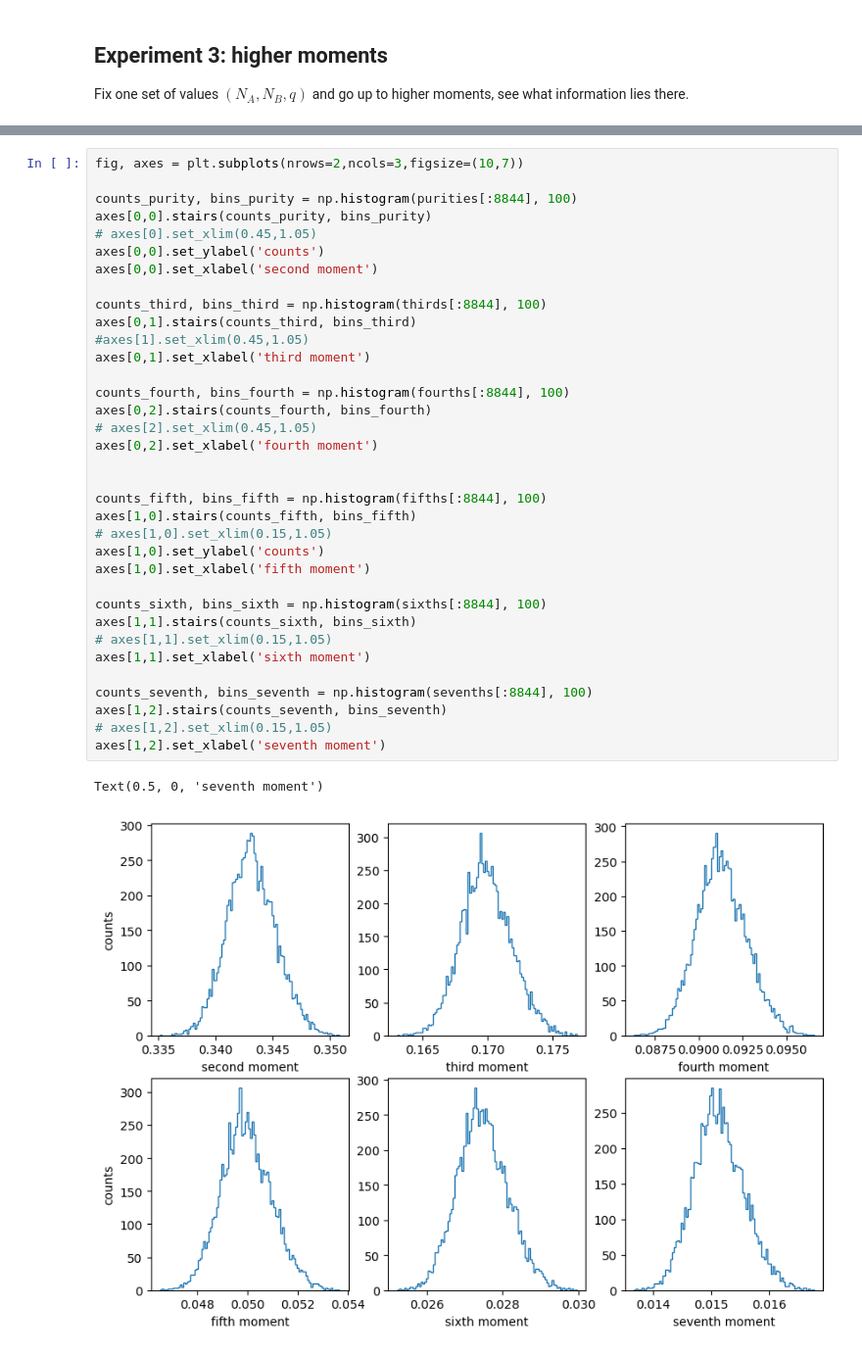
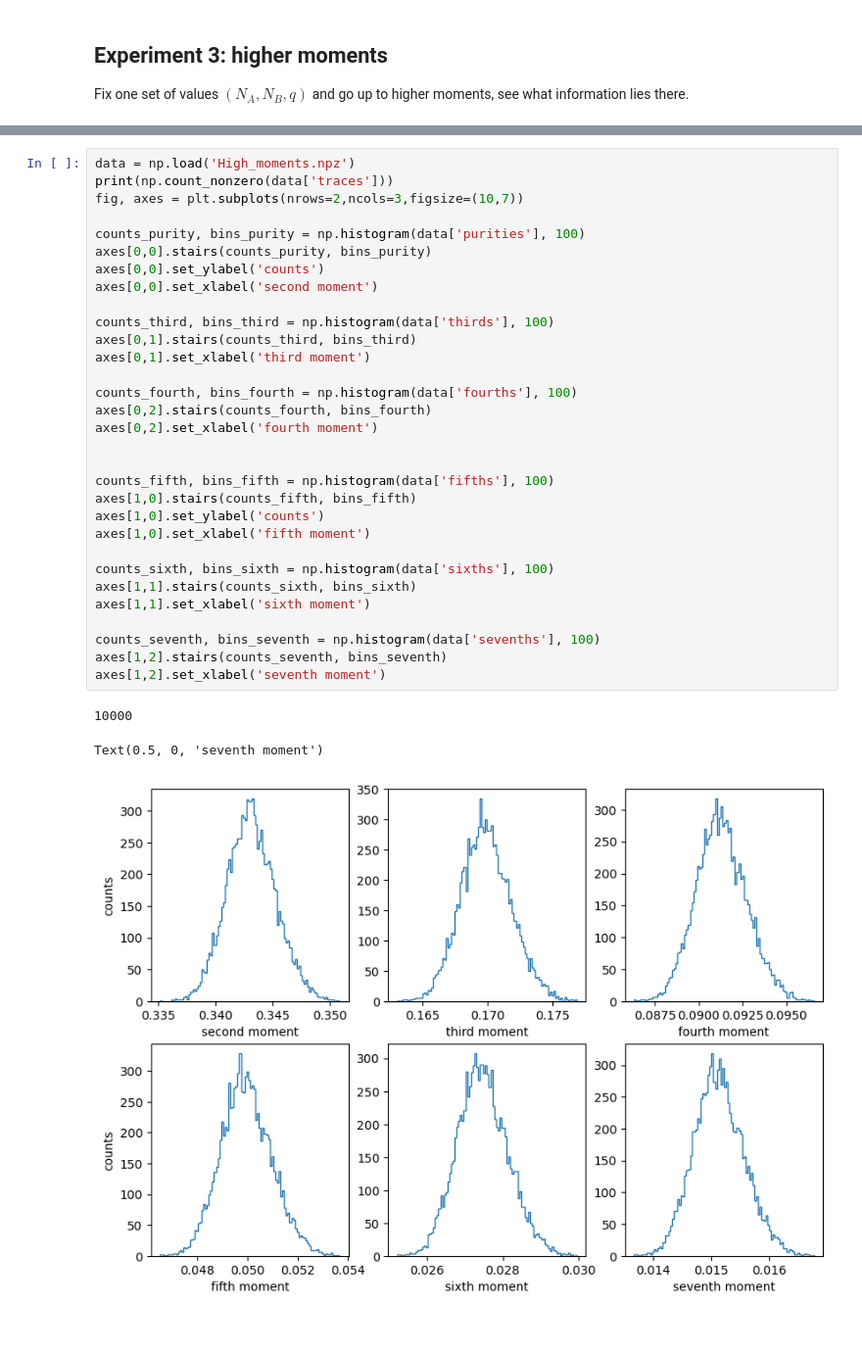
Before and after one commit to DaanTimmers/Summer_23, a Jupyter notebook: projected_faulty_measurement.ipynb, the cells around one changed output, grey strips where cells are left out. Shown at 98% size. Cells and saved outputs as stored; diff of their text form.

Commit message:
new data

```diff
--- a/projected_faulty_measurement.ipynb
+++ b/projected_faulty_measurement.ipynb
@@ -601,38 +600,35 @@ np.savez('High_moments',
 # %%
+data = np.load('High_moments.npz')
+print(np.count_nonzero(data['traces']))
 fig, axes = plt.subplots(nrows=2,ncols=3,figsize=(10,7))
 
-counts_purity, bins_purity = np.histogram(purities[:8844], 100)
+counts_purity, bins_purity = np.histogram(data['purities'], 100)
 axes[0,0].stairs(counts_purity, bins_purity)
-# axes[0].set_xlim(0.45,1.05)
 axes[0,0].set_ylabel('counts')
 axes[0,0].set_xlabel('second moment')
 
-counts_third, bins_third = np.histogram(thirds[:8844], 100)
+counts_third, bins_third = np.histogram(data['thirds'], 100)
 axes[0,1].stairs(counts_third, bins_third)
-#axes[1].set_xlim(0.45,1.05)
 axes[0,1].set_xlabel('third moment')
 
-counts_fourth, bins_fourth = np.histogram(fourths[:8844], 100)
+counts_fourth, bins_fourth = np.histogram(data['fourths'], 100)
 axes[0,2].stairs(counts_fourth, bins_fourth)
-# axes[2].set_xlim(0.45,1.05)
 axes[0,2].set_xlabel('fourth moment')
 
 
-counts_fifth, bins_fifth = np.histogram(fifths[:8844], 100)
+counts_fifth, bins_fifth = np.histogram(data['fifths'], 100)
 axes[1,0].stairs(counts_fifth, bins_fifth)
-# axes[1,0].set_xlim(0.15,1.05)
 axes[1,0].set_ylabel('counts')
 axes[1,0].set_xlabel('fifth moment')
 
-counts_sixth, bins_sixth = np.histogram(sixths[:8844], 100)
+counts_sixth, bins_sixth = np.histogram(data['sixths'], 100)
 axes[1,1].stairs(counts_sixth, bins_sixth)
-# axes[1,1].set_xlim(0.15,1.05)
 axes[1,1].set_xlabel('sixth moment')
 
-counts_seventh, bins_seventh = np.histogram(sevenths[:8844], 100)
+counts_seventh, bins_seventh = np.histogram(data['sevenths'], 100)
 axes[1,2].stairs(counts_seventh, bins_seventh)
-# axes[1,2].set_xlim(0.15,1.05)
 axes[1,2].set_xlabel('seventh moment')
 # %% [output]
-Text(0.5, 0, 'seventh moment')
+10000
+Text(0.5, 0, 'seventh moment')
-[figure, old version]
+[figure, new version]
```
Also changed, not shown: parts of 9 cells of this notebook, 1 other file.
